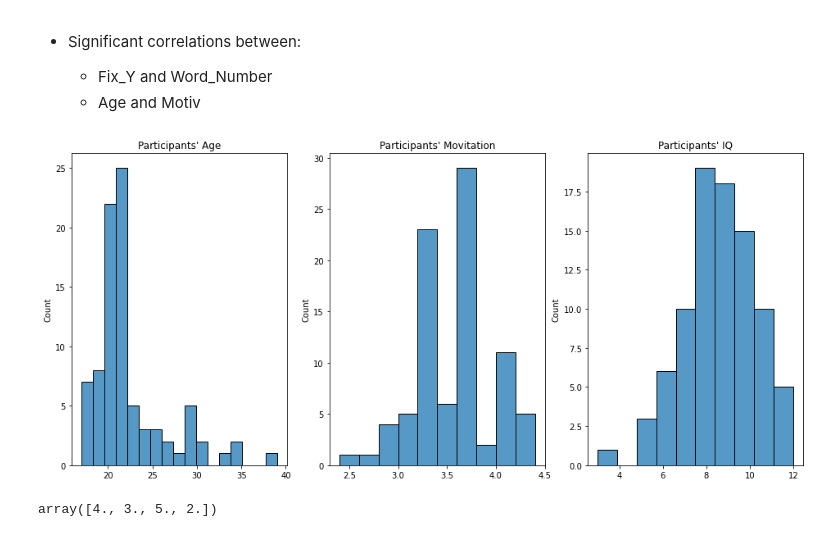
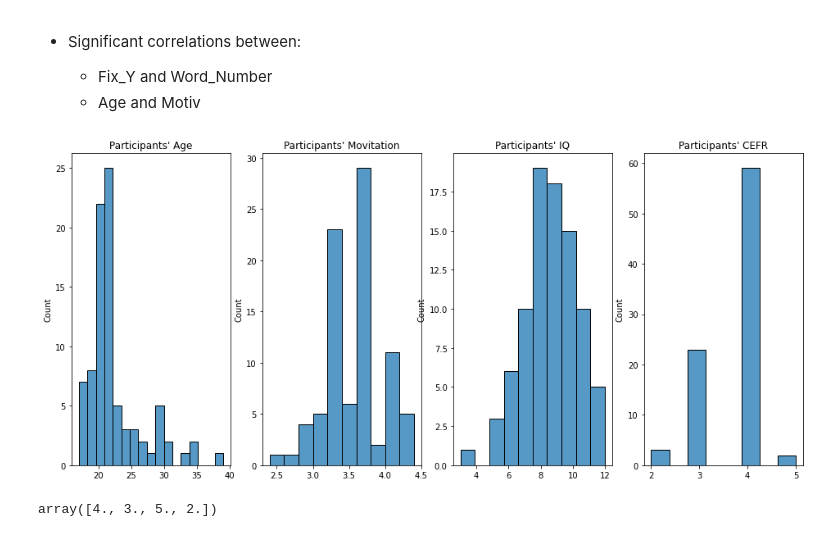
Before and after one commit to mvkairov/meco, a Jupyter notebook: Notebooks/a02_ru_fix_demo_analysis.ipynb, the cells around one changed output. Saved outputs shown, nothing was run; the diff lists cells and outputs as text; code cells hidden in the pictures.

Commit message:
Age, Motiv, IQ hist & CEFR Lvl

```diff
--- a/Notebooks/a02_ru_fix_demo_analysis.ipynb
+++ b/Notebooks/a02_ru_fix_demo_analysis.ipynb
@@ -102,29 +102,36 @@ plt.show()
 # %%
 
 ages, motives, iqs = [], [], []
+cefr = []
 for subject_id in subject_ids:
     ages.append(ru_fix_demo.loc[ru_fix_demo.SubjectID == subject_id].iloc[0].Age)
     motives.append(ru_fix_demo.loc[ru_fix_demo.SubjectID == subject_id].iloc[0].motiv)
     iqs.append(ru_fix_demo.loc[ru_fix_demo.SubjectID == subject_id].iloc[0].IQ)
+    cefr.append(ru_fix_demo.loc[ru_fix_demo.SubjectID == subject_id].iloc[0].Target_Label)
+
 
 ages = np.asarray(ages)
 motives = np.asarray(motives)
 iqs = np.asarray(iqs)
+cefr = np.asarray(cefr)
 # %%
 
 plt.figure(figsize=(16, 7))
-plt.subplot(131)
+plt.subplot(141)
 sns.histplot(ages)
 plt.title("Participants' Age")
-plt.subplot(132)
+plt.subplot(142)
 sns.histplot(motives)
 plt.title("Participants' Movitation")
-plt.subplot(133)
+plt.subplot(143)
 sns.histplot(iq)
 plt.title("Participants' IQ")
+plt.subplot(144)
+sns.histplot(cefr)
+plt.title("Participants' CEFR")
 plt.show()
 # %% [output]
-[figure, old version]
+[figure, new version]
 # %%
 
 labels = data.Target_Label.unique()
```
